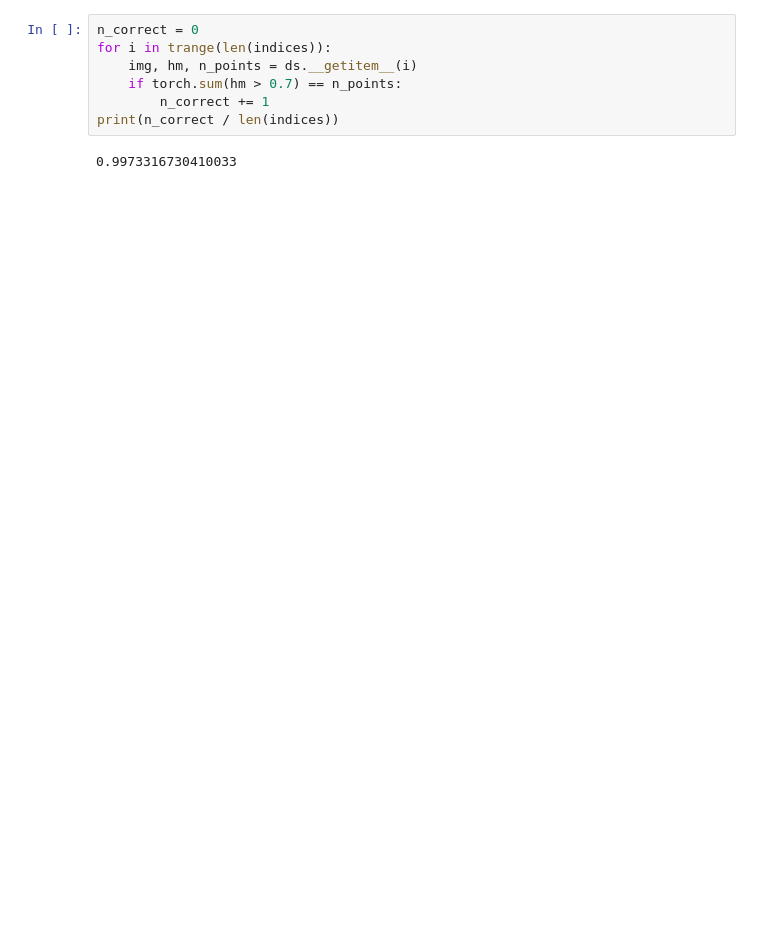
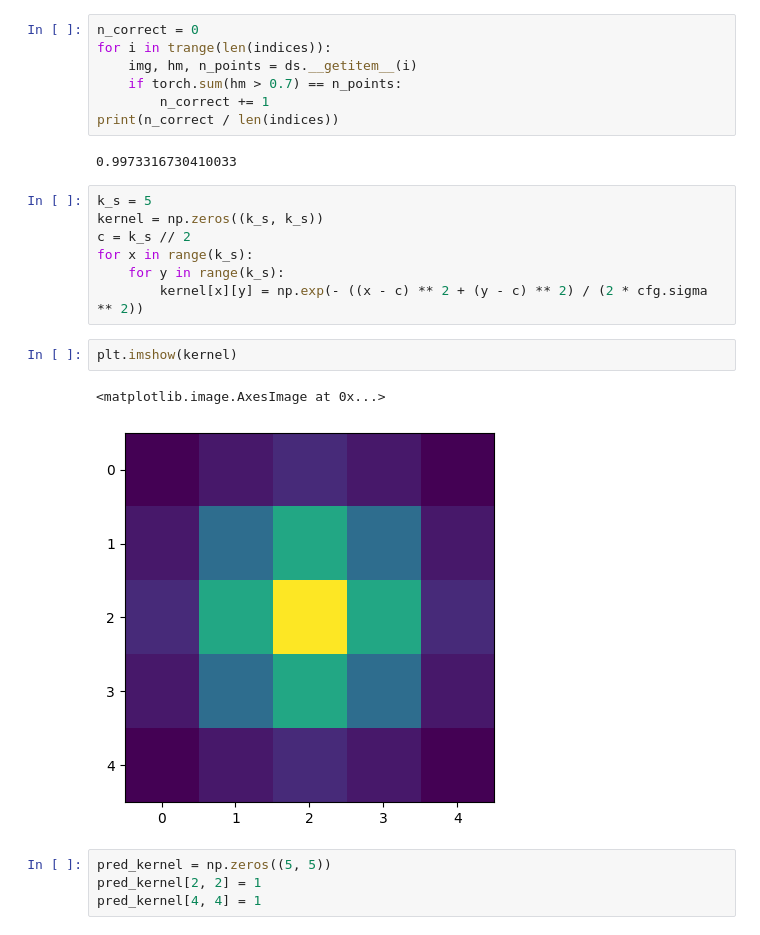
Before and after one commit to Luka-Magic/kaggle_mga, a Jupyter notebook: 2_keypoints_detection/exp0003/eda2.ipynb, the cells around one changed output. Cells and saved outputs as stored; diff of their text form; blank space fills up the shorter version.

```diff
--- a/2_keypoints_detection/exp0003/eda2.ipynb
+++ b/2_keypoints_detection/exp0003/eda2.ipynb
@@ -225,3 +225,19 @@ for i in trange(len(indices)):
 print(n_correct / len(indices))
 # %% [output]
 0.9973316730410033
+# %%
+k_s = 5
+kernel = np.zeros((k_s, k_s))
+c = k_s // 2
+for x in range(k_s):
+    for y in range(k_s):
+        kernel[x][y] = np.exp(- ((x - c) ** 2 + (y - c) ** 2) / (2 * cfg.sigma ** 2))
+# %%
+plt.imshow(kernel)
+# %% [output]
+<matplotlib.image.AxesImage at 0x...>
+[figure, added]
+# %%
+pred_kernel = np.zeros((5, 5))
+pred_kernel[2, 2] = 1
+pred_kernel[4, 4] = 1
```
Also changed, not shown: parts of 7 cells of this notebook, 2 other files.
